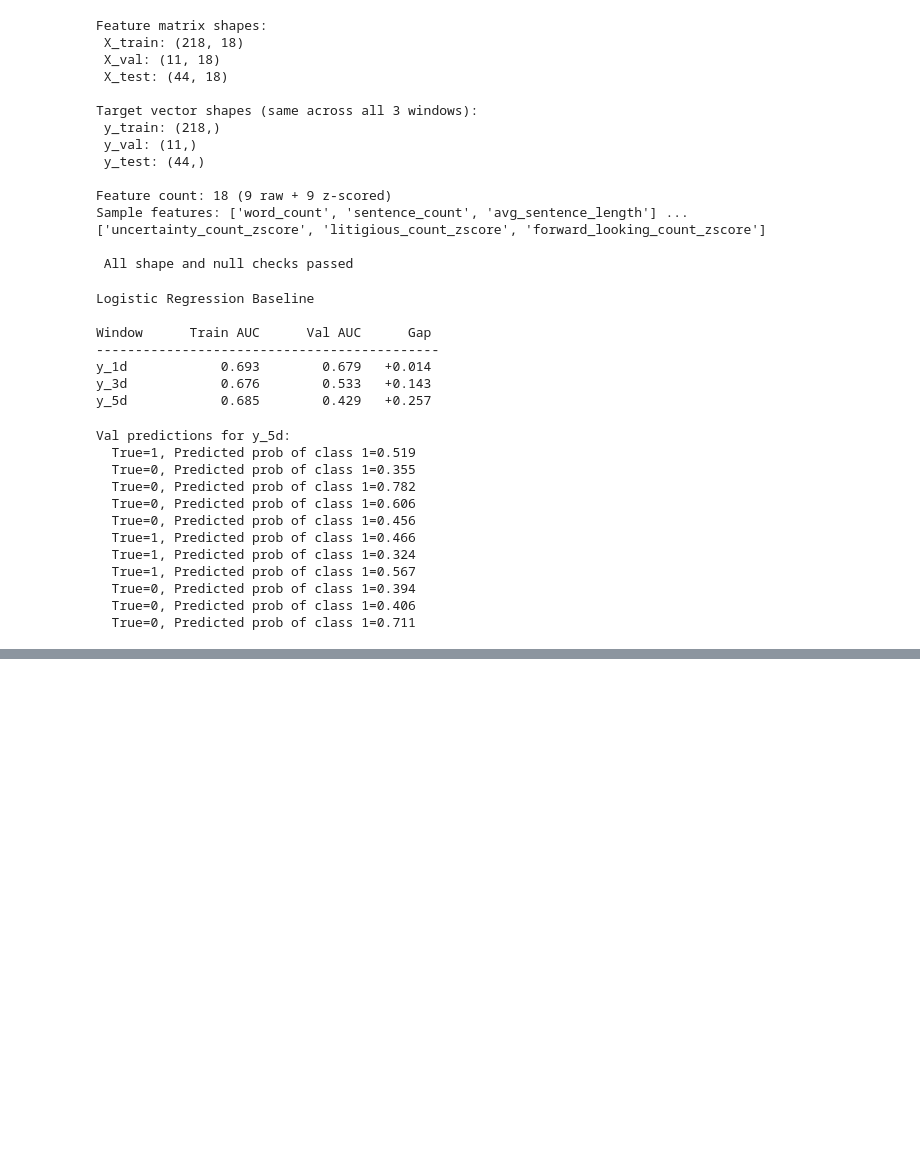
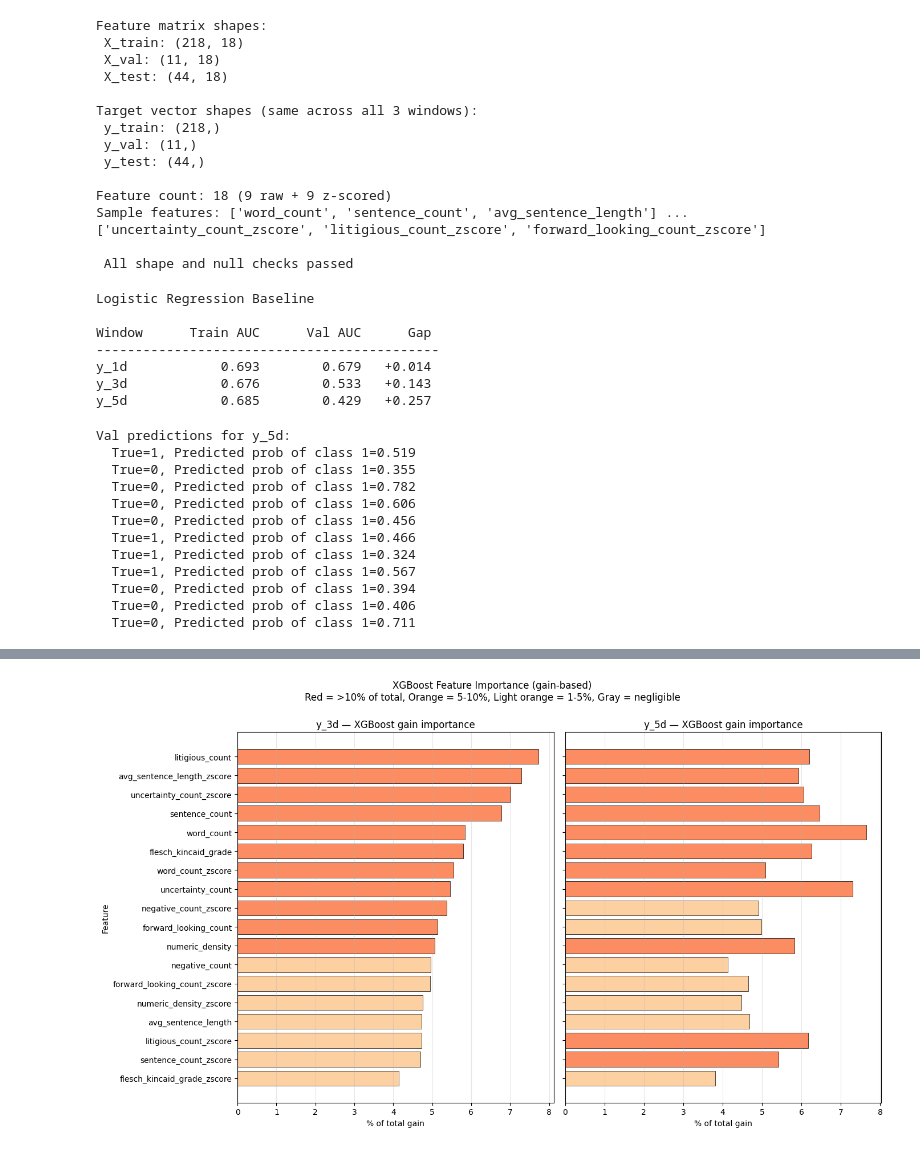
Before and after one commit to Dsbhatt313/earnings-call-risk-radar, a Jupyter notebook: notebooks/03_modeling.ipynb, the cells around one changed output, grey strips where cells are left out. Saved outputs shown, nothing was run; the diff lists cells and outputs as text; code cells hidden in the pictures; blank space fills up the shorter version.

```diff
--- a/notebooks/03_modeling.ipynb
+++ b/notebooks/03_modeling.ipynb
@@ -275,0 +1001,68 @@ Val predictions for y_5d:
+# %%
+# cell 11 — XGBoost feature importance for y_3d and y_5d winners
+import pandas as pd
+
+# Build a comparison DataFrame: feature × window importance
+xgb_winners = ["y_3d", "y_5d"]  # the two windows where XGBoost won
+
+importance_data = {}
+for window in xgb_winners:
+    model = xgb_tuned_results[window]["model"]
+    # Get gain-based importance, normalized to sum to 1
+    importance_dict = model.get_booster().get_score(importance_type="gain")
+
+    # Some features may not appear in any split — fill with 0
+    full_importance = {col: importance_dict.get(col, 0.0) for col in FEATURE_COLS}
+
+    # Normalize to percentages
+    total = sum(full_importance.values())
+    if total > 0:
+        full_importance = {k: v / total * 100 for k, v in full_importance.items()}
+
+    importance_data[window] = full_importance
+
+importance_df = pd.DataFrame(importance_data, index=FEATURE_COLS)
+importance_df["mean"] = importance_df.mean(axis=1)
+importance_df = importance_df.sort_values("mean", ascending=False)
+
+# Print
+print("XGBoost Feature Importance (gain-based, % of total)")
+print("Sorted by mean importance across y_3d and y_5d\n")
+print(f"{'Feature':<32} {'y_3d':>10} {'y_5d':>10} {'Mean':>10}")
+print("-" * 65)
+for feature in importance_df.index:
+    y3 = importance_df.loc[feature, "y_3d"]
+    y5 = importance_df.loc[feature, "y_5d"]
+    mean = importance_df.loc[feature, "mean"]
+    print(f"{feature:<32} {y3:>9.2f}% {y5:>9.2f}% {mean:>9.2f}%")
+
+# Visualize: side-by-side horizontal bar charts
+fig, axes = plt.subplots(1, 2, figsize=(14, 8), sharey=True)
+
+for ax, window in zip(axes, xgb_winners):
+    plot_data = importance_df[window].sort_values()
+
+    # Color-code: red for top features, fading to gray
+    colors = []
+    for val in plot_data.values:
+        if val > 10:
+            colors.append("#d62728")  # strong red
+        elif val > 5:
+            colors.append("#fc8d62")  # orange
+        elif val > 1:
+            colors.append("#fdd0a2")  # light orange
+        else:
+            colors.append("#cccccc")  # gray for negligible
+
+    ax.barh(plot_data.index, plot_data.values, color=colors, edgecolor="black", linewidth=0.5)
+    ax.set_title(f"{window} — XGBoost gain importance", fontsize=12)
+    ax.set_xlabel("% of total gain")
+    ax.grid(axis="x", alpha=0.3)
+
+axes[0].set_ylabel("Feature")
+fig.suptitle("XGBoost Feature Importance (gain-based)\n"
+             "Red = >10% of total, Orange = 5-10%, Light orange = 1-5%, Gray = negligible",
+             fontsize=12, y=1.00)
+plt.tight_layout()
+plt.show()
+# %% [output]
@@ -275,0 +1086 @@ Val predictions for y_5d:
+[figure, added]
```
Also changed, not shown: parts of 20 cells of this notebook, 6 other files.
